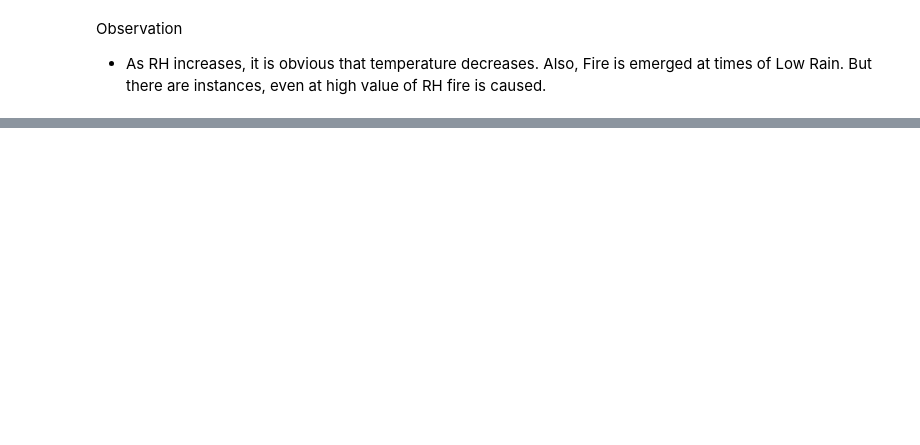
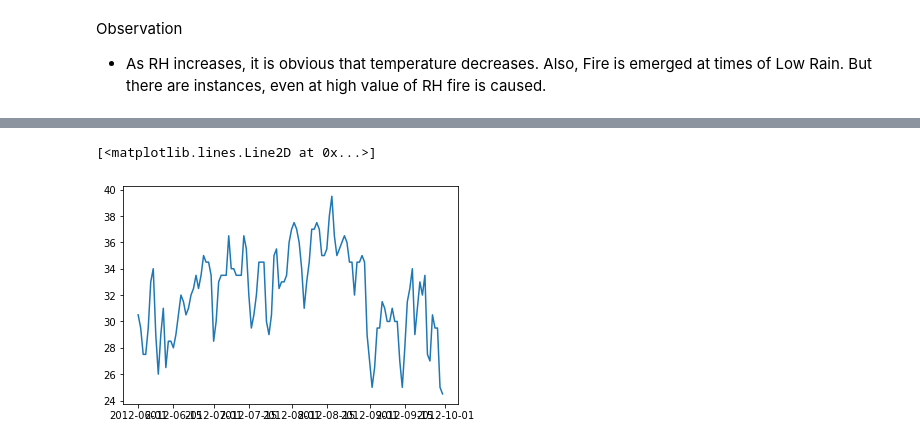
Before and after one commit to Mohd-Haseeb/EDA, a Jupyter notebook: AlgerianFire/main.ipynb, the cells around one changed output, grey strips where cells are left out. Drawn from its saved outputs; the diff is of its cells as text; code cells hidden in the pictures; blank space fills up the shorter version.

```diff
--- a/AlgerianFire/main.ipynb
+++ b/AlgerianFire/main.ipynb
@@ -873,0 +906,5 @@ Observation
+# %%
+plt.plot(date_temp.index, date_temp.values)
+# %% [output]
+[<matplotlib.lines.Line2D at 0x...>]
+[figure, added]
```
Also changed, not shown: parts of 46 cells of this notebook.
